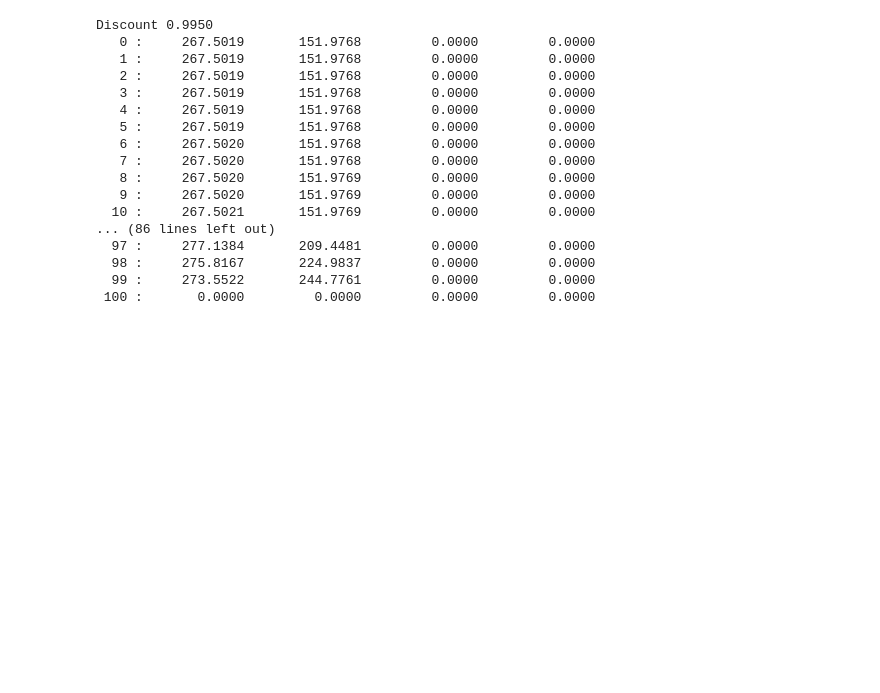
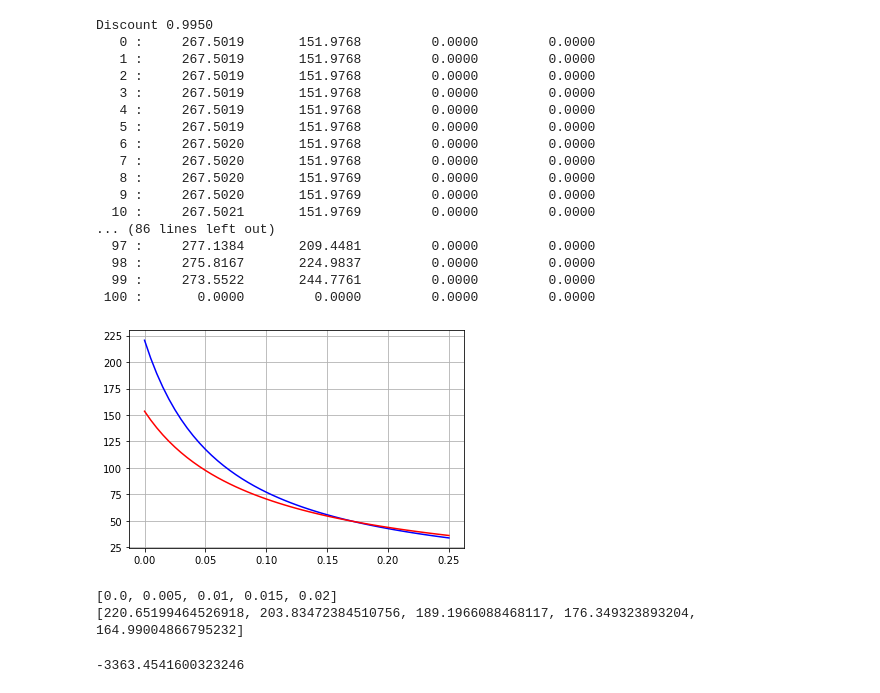
Before and after one commit to michaeldfkoller/aklv, a Jupyter notebook: T1Bond.ipynb, the cells around one changed output. Cells and saved outputs as stored; diff of their text form; code cells hidden in the pictures; blank space fills up the shorter version.

```diff
--- a/T1Bond.ipynb
+++ b/T1Bond.ipynb
@@ -153,3 +158,59 @@ Discount 0.9950
   98 :     275.8167       224.9837         0.0000         0.0000
   99 :     273.5522       244.7761         0.0000         0.0000
  100 :       0.0000         0.0000         0.0000         0.0000
+# %%
+x =[]
+yA =[]
+yB =[]
+for alpha in np.arange(0.,0.2505,0.005):
+    for i in range(iStop,iStart):
+        stayA = 0.925
+        stayB = 0.89
+        P00 = stayA - alpha
+        P03 = alpha
+        P11 = stayB - alpha
+        P13 = alpha
+        symMR2.vSetPij(i,0,0, P00)
+        symMR2.vSetPij(i,0,1, 0.033)
+        symMR2.vSetPij(i,0,2, 0.042)
+        symMR2.vSetPij(i,0,3, P03)
+        symMR2.vSetPij(i,1,0, 0.01)
+        symMR2.vSetPij(i,1,1, P11)
+        symMR2.vSetPij(i,1,2, 0.10)
+        symMR2.vSetPij(i,1,3, P13)
+        symMR2.vSetPij(i,2,2, 1.)
+        symMR2.vSetPij(i,3,3, 1.)
+        for k in [0,1]:
+
+            symMR2.vSetPost(i,0,k, BondPayment)
+            symMR2.vSetPost(i,1,k, BondPayment)
+
+            symMR2.vSetPost(i,k,2, Maturity *(1-LGD))
+            symMR2.vSetPost(i,k,3, Maturity *(1-LGDReg))
+
+
+    symMR2.vSetPost(s-1,0,0, Maturity)
+    symMR2.vSetPost(s-1,0,1, Maturity)
+    symMR2.vSetPost(s-1,1,0, Maturity)
+    symMR2.vSetPost(s-1,1,1, Maturity)
+    x.append(alpha)
+    yA.append(symMR2.dGetDK(iStart,iStop,iStop,0))
+    yB.append(symMR2.dGetDK(iStart,iStop,iStop,1))
+
+
+plt.plot(x,yA,"-b",x,yB,"-r")
+plt.grid(True)
+plt.savefig("sensi.pdf")
+# %% [output]
+[figure, added]
+# %%
+print(x[:5])
+print(yA[:5])
+# %% [output]
+[0.0, 0.005, 0.01, 0.015, 0.02]
+[220.65199464526918, 203.83472384510756, 189.1966088468117, 176.349323893204, 164.99004866795232]
+# %%
+# drivatice dy/dx
+print((yA[1]-yA[0])/(x[1]-x[0]))
+# %% [output]
+-3363.4541600323246
```
Also changed, not shown: parts of 4 cells of this notebook, 3 other files.
